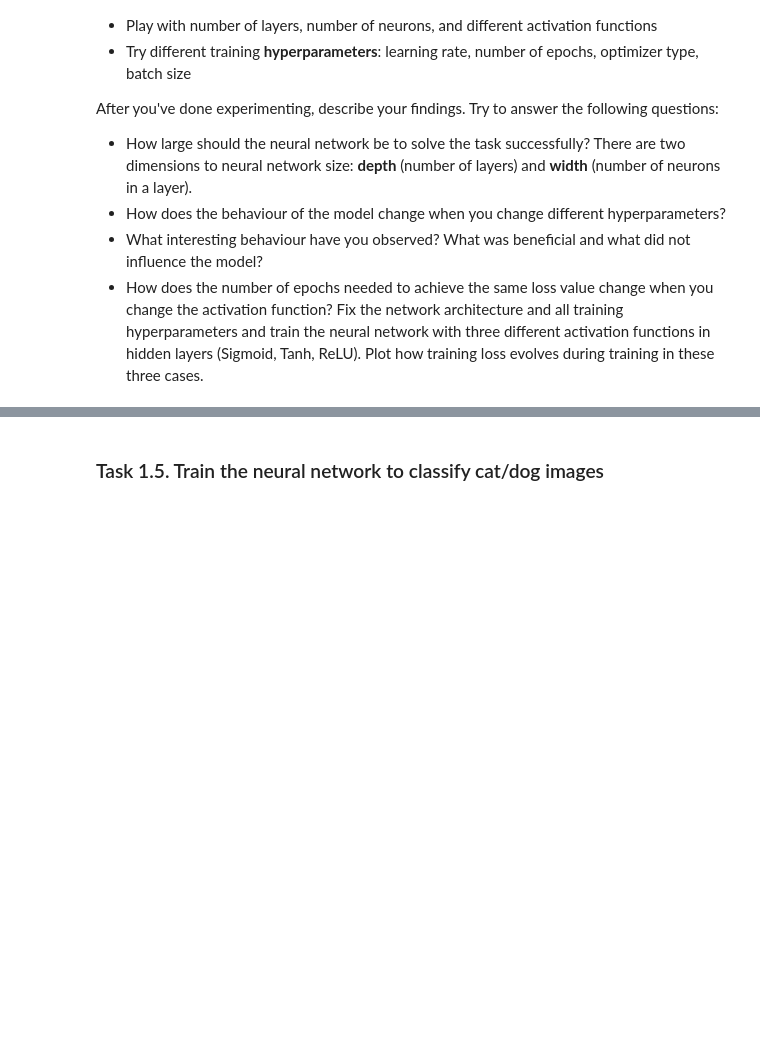
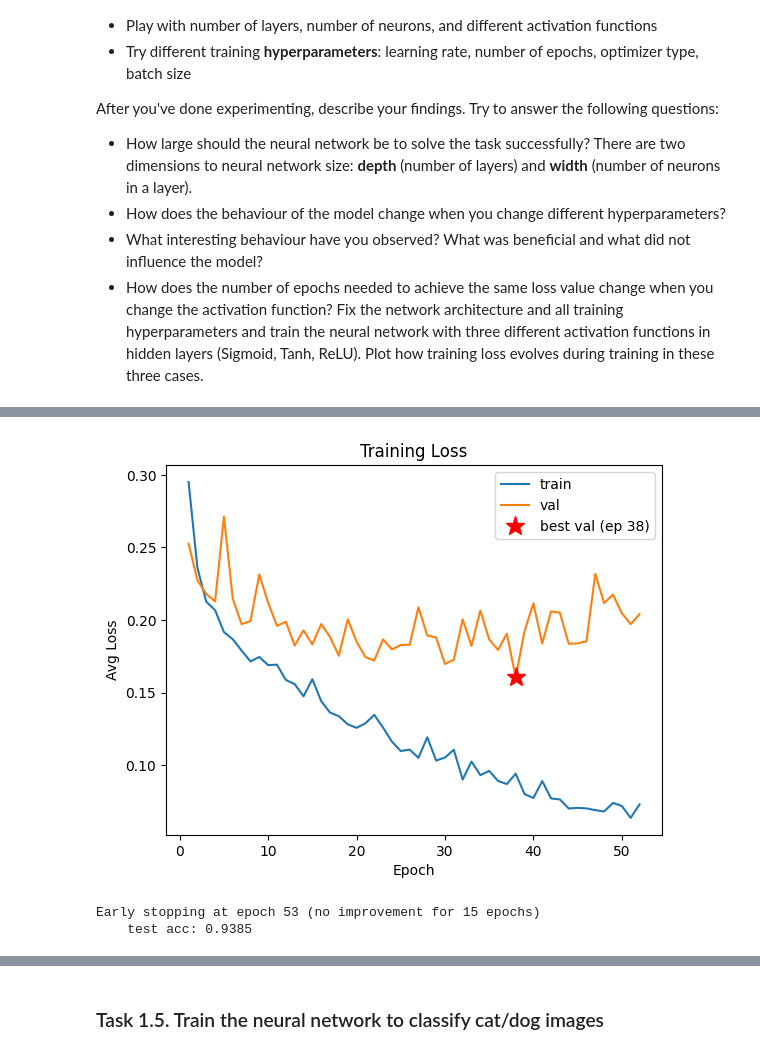
Before and after one commit to armantsaturian/nebius-ai-engineering, a Jupyter notebook: llm-architectures/hw2/homework_CIFAR10.ipynb, the cells around one changed output, grey strips where cells are left out. Saved outputs shown, nothing was run; the diff lists cells and outputs as text; code cells hidden in the pictures; blank space fills up the shorter version.

```diff
--- a/llm-architectures/hw2/homework_CIFAR10.ipynb
+++ b/llm-architectures/hw2/homework_CIFAR10.ipynb
@@ -312,0 +476,42 @@ After you've done experimenting, describe your findings. Try to answer the follo
+# %%
+# ── Experiment 2: Learning rate search ──
+
+lr_archs = {
+    "1h-64":     [64],
+    "1h-256":    [256],
+    "2h-64-128": [64, 128],
+}
+
+learning_rates = [1e-4, 3e-4, 1e-3]
+
+LR_EPOCHS = 120
+LR_PATIENCE = 15
+
+lr_results = {}
+
+for arch_name, hidden in lr_archs.items():
+    for lr in learning_rates:
+        tag = f"{arch_name}_lr{lr}"
+        print(f"Training {tag} ...")
+        model = FlexNet(hidden)
+
+        opt = torch.optim.Adam(model.parameters(), lr=lr)
+        crit = nn.BCEWithLogitsLoss()
+
+        model = train(model, train_loader, crit, opt, LR_EPOCHS, val_loader=val_loader, patience=LR_PATIENCE)
+
+        test_loss, test_acc = evaluate(model, test_loader, crit)
+        test_acc = float(test_acc)
+        print(f"    test acc: {test_acc:.4f}")
+
+        lr_results[tag] = {
+            "arch": arch_name,
+            "lr": lr,
+            "params": model.num_params(),
+            "test_loss": test_loss,
+            "test_acc": test_acc,
+        }
+# %% [output]
+[figure, added]
+Early stopping at epoch 53 (no improvement for 15 epochs)
+    test acc: 0.9385
```
Also changed, not shown: parts of 10 cells of this notebook.
